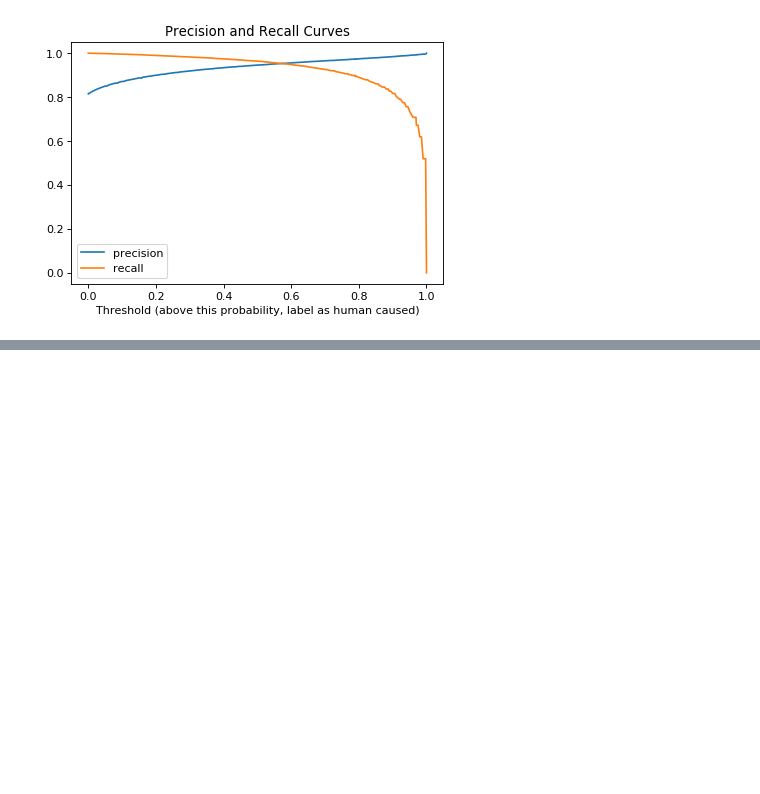
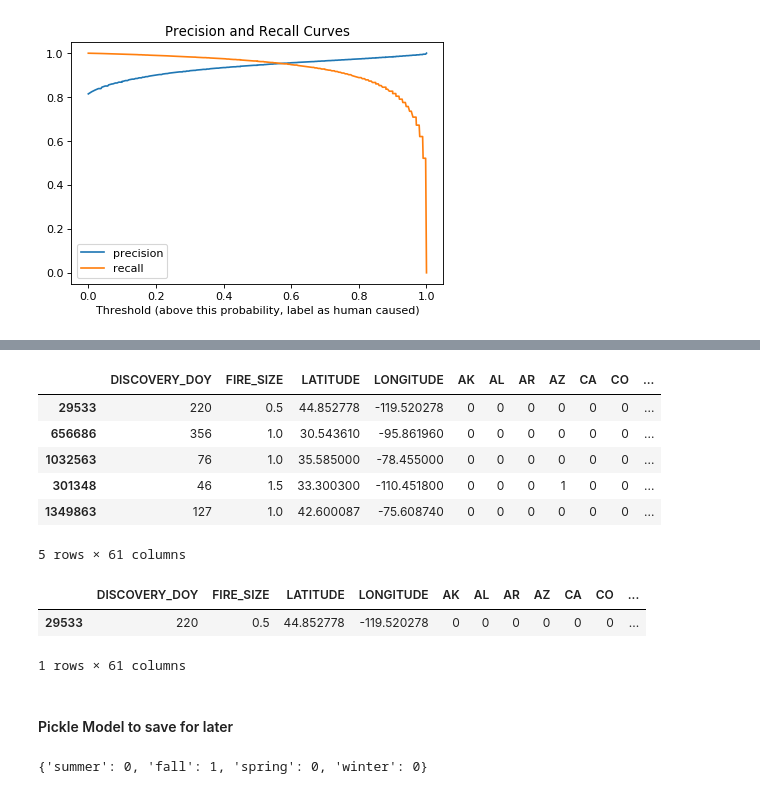
Before and after one commit to asmitakulkarni/Project3_Wildfires, a Jupyter notebook: Project3_Wildfires_02_initial_models.ipynb, the cells around one changed output, grey strips where cells are left out. Cells and saved outputs as stored; diff of their text form; code cells hidden in the pictures; blank space fills up the shorter version.

```diff
--- a/Project3_Wildfires_02_initial_models.ipynb
+++ b/Project3_Wildfires_02_initial_models.ipynb
@@ -438,0 +472,16 @@ recall
+# %%
+X_val_rf.head()
+# %% [output]
+|  | DISCOVERY_DOY | FIRE_SIZE | LATITUDE | LONGITUDE | AK | AL | AR | AZ | CA | CO | ... |
+| 29533 | 220 | 0.5 | 44.852778 | -119.520278 | 0 | 0 | 0 | 0 | 0 | 0 | ... |
+| 656686 | 356 | 1.0 | 30.543610 | -95.861960 | 0 | 0 | 0 | 0 | 0 | 0 | ... |
+| 1032563 | 76 | 1.0 | 35.585000 | -78.455000 | 0 | 0 | 0 | 0 | 0 | 0 | ... |
+| 301348 | 46 | 1.5 | 33.300300 | -110.451800 | 0 | 0 | 0 | 1 | 0 | 0 | ... |
+| 1349863 | 127 | 1.0 | 42.600087 | -75.608740 | 0 | 0 | 0 | 0 | 0 | 0 | ... |
+5 rows × 61 columns
+# %%
+X_val_rf.head(1)
+# %% [output]
+|  | DISCOVERY_DOY | FIRE_SIZE | LATITUDE | LONGITUDE | AK | AL | AR | AZ | CA | CO | ... |
+| 29533 | 220 | 0.5 | 44.852778 | -119.520278 | 0 | 0 | 0 | 0 | 0 | 0 | ... |
+1 rows × 61 columns
@@ -438,0 +497,2 @@ recall
+# %% [markdown]
+#### Pickle Model to save for later
@@ -438,0 +501,13 @@ recall
+# %%
+s = {}
+s_list = ['summer','fall','spring','winter']
+
+for st in s_list:
+    if st == 'fall':
+        s[st] = 1
+    else:
+        s[st] = 0
+
+s
+# %% [output]
+{'summer': 0, 'fall': 1, 'spring': 0, 'winter': 0}
```
Also changed, not shown: parts of 48 cells of this notebook, 2 other files.
